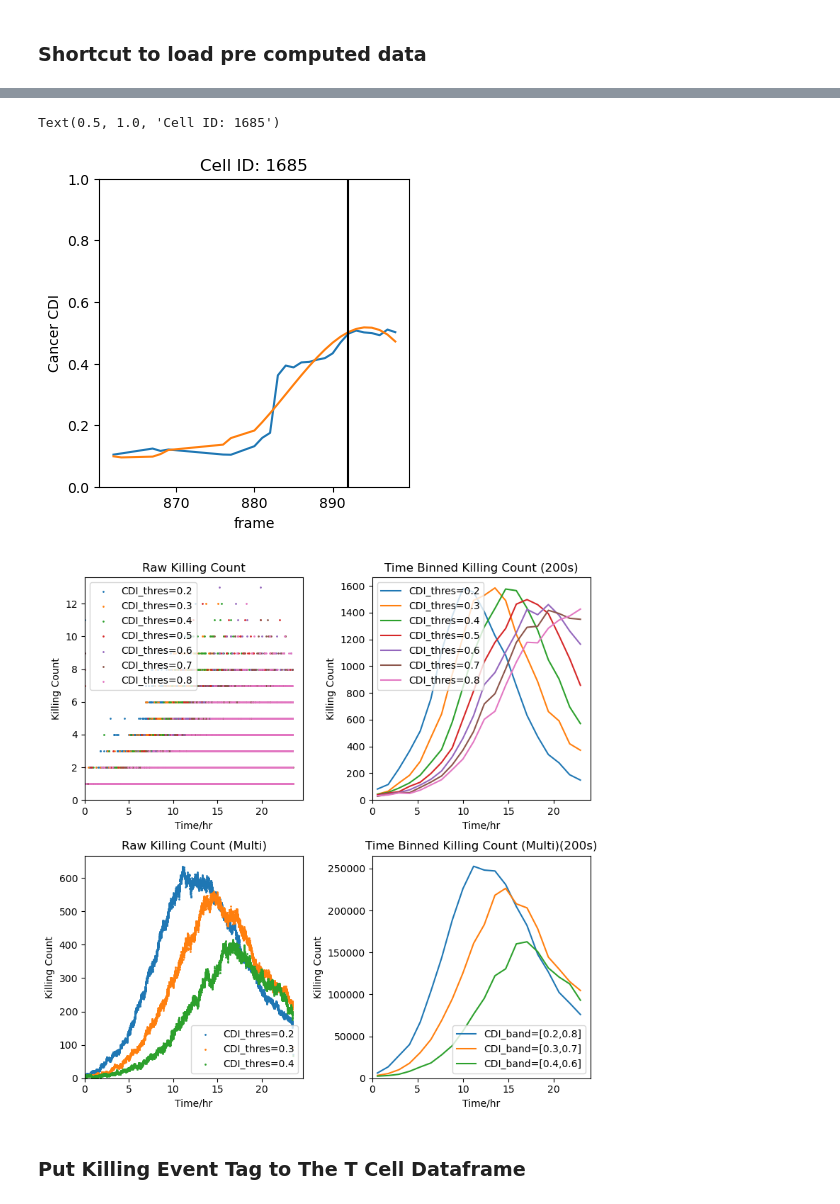
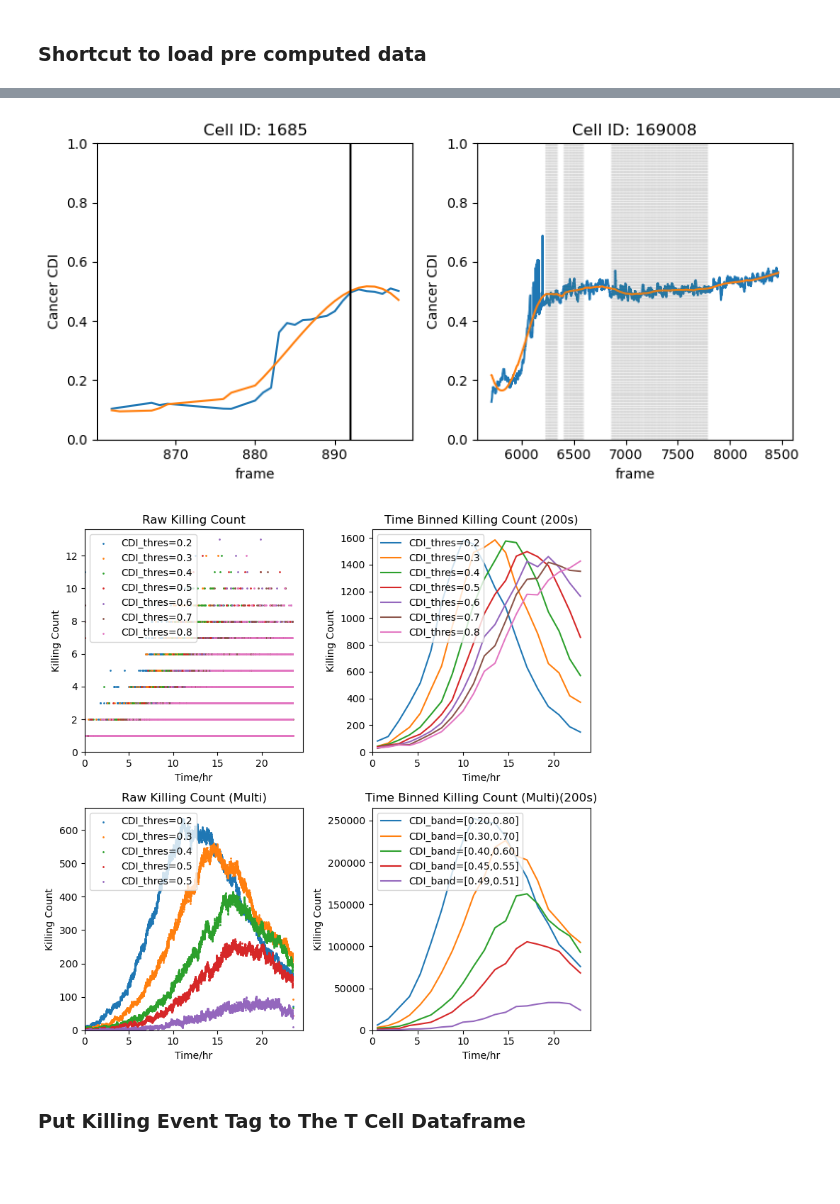
Before and after one commit to bpi-oxford/Cytotoxicity-Pipeline, a Jupyter notebook: notebooks/example_13.ipynb, the cells around one changed output, grey strips where cells are left out. Cells and saved outputs as stored; diff of their text form; code cells hidden in the pictures; blank space fills up the shorter version.

Commit message:
narrower band

```diff
--- a/notebooks/example_13.ipynb
+++ b/notebooks/example_13.ipynb
@@ -82,7 +82,7 @@ def identify_killer_t_cell(df, cdi_thres=0.5):
     first_frame = df_filtered.sort_values(by=['frame']).groupby('track_id').first().reset_index()
 
     # Step 4: Extract the 'track_id' and 'frame' columns
-    result = first_frame[['track_id', 'frame', 'contacting cell labels']]
+    result = first_frame[['track_id', 'frame', 'contacting cell labels', 'CDI_smoothed']]
 
     return result
 # %%
@@ -102,13 +102,13 @@ for i in tqdm(range(2,9,1)):
 # %%
 def identify_multi_killer_t_cell(df,cdi_thres_lower=0.2,cdi_thres_upper=0.8):
     # Step1: Filter out cells with lower CDI values, to keep only live cells in the df
-    df_filtered = df.groupby('track_id').filter(lambda x: ((x['CDI_smoothed'] > 0) & (x['CDI_smoothed'] < cdi_thres_lower)).any())
+    df_filtered = df.groupby('track_id').filter(lambda x: ((x['CDI_smoothed'] > 0) & (x['CDI_smoothed'] < cdi_thres_upper)).any())
 
     # Step 2: Filter for rows where 'value' is within the cdi_thres bound
     df_filtered = df_filtered[(df_filtered['CDI_smoothed'] >= cdi_thres_lower) & (df_filtered['CDI_smoothed'] <= cdi_thres_upper)]
 
     # Step 3: Extract the 'track_id' and 'frame' columns
-    result = df_filtered[['track_id', 'frame', 'contacting cell labels']]
+    result = df_filtered[['track_id', 'frame', 'contacting cell labels','CDI_smoothed']]
 
     return result
 # %%
@@ -128,8 +131,9 @@ for i in tqdm(range(2,5,1)):
 killer_t_cells = {}
 
 for i in tqdm(range(2,9,1)):
-    cdi_thres = 0.1*i
-    killer_t_cells[cdi_thres] = dd.read_csv("./tmp/killer_t_cells_{:.1f}.csv".format(cdi_thres))
+    cdi_thres = round(0.1*i,2)
+    killer_t_cells[cdi_thres] = dd.read_csv("./tmp/killer_tcells_{:.1f}.csv".format(cdi_thres))
     killer_t_cells[cdi_thres] = killer_t_cells[cdi_thres].compute()
+
 killer_t_cells[0.5]
 # %% [output]
@@ -149,9 +153,9 @@ killer_t_cells[0.5]
 # %%
 multi_killer_t_cells = {}
 
-for i in tqdm(range(2,5,1)):
-    cdi_thres = 0.1*i
-    multi_killer_t_cells[cdi_thres] = dd.read_csv("./tmp/multi_killer_t_cells_{:.1f}.csv".format(cdi_thres))
+for i in tqdm([2,3,4,4.5,4.9]):
+    cdi_thres = round(0.1*i,2)
+    multi_killer_t_cells[cdi_thres] = dd.read_csv("./tmp/multi_killer_tcells_{:.2f}.csv".format(cdi_thres))
     multi_killer_t_cells[cdi_thres] = multi_killer_t_cells[cdi_thres].compute()
-multi_killer_t_cells[0.2]
+print(multi_killer_t_cells[0.49])
 # %% [output]
@@ -171,25 +176,41 @@ multi_killer_t_cells[0.2]
 # %%
 killer_id = 10 #FAST:10,38; SLOW: 20,40
 
 track_id = killer_t_cells[0.5]["track_id"][killer_id]
 
 track = cancer_df[cancer_df["track_id"]==track_id]
 track = track.sort_values(by=["frame"])
 
-fig, axs = plt.subplots(1,1,figsize=(4,4))
+fig, axs = plt.subplots(1,2,figsize=(8,4))
 
-axs.plot(track["frame"],track["CDI"])
-axs.plot(track["frame"],track["CDI_smoothed"])
-axs.axvline(killer_t_cells[0.5]["frame"][killer_id], c="k", label="Killing Event")
-axs.set_xlabel("frame")
-axs.set_ylabel("Cancer CDI")
-axs.set_ylim(0,1)
-axs.set_title("Cell ID: {}".format(track_id))
+axs[0].plot(track["frame"],track["CDI"])
+axs[0].plot(track["frame"],track["CDI_smoothed"])
+axs[0].axvline(killer_t_cells[0.5]["frame"][killer_id], c="k", label="Killing Event")
+axs[0].set_xlabel("frame")
+axs[0].set_ylabel("Cancer CDI")
+axs[0].set_ylim(0,1)
+axs[0].set_title("Cell ID: {}".format(track_id))
+
+longest_multi_killer_cancer_id = multi_killer_t_cells[0.49].groupby('track_id').apply(lambda x: x.shape[0]).idxmax()
+
+track = cancer_df[cancer_df["track_id"]==longest_multi_killer_cancer_id]
+track = track.sort_values(by=["frame"])
+
+axs[1].plot(track["frame"],track["CDI"])
+axs[1].plot(track["frame"],track["CDI_smoothed"])
+contact_times = multi_killer_t_cells[0.49][multi_killer_t_cells[0.49]["track_id"]==longest_multi_killer_cancer_id]["frame"]
+for contact_time in contact_times:
+    axs[1].axvline(contact_time, c="grey", label="Killing Event", alpha=0.2, ls="--", lw=0.1)
+axs[1].set_xlabel("frame")
+axs[1].set_ylabel("Cancer CDI")
+axs[1].set_ylim(0,1)
+axs[1].set_title("Cell ID: {}".format(longest_multi_killer_cancer_id))
+
+fig.tight_layout()
 # %% [output]
-Text(0.5, 1.0, 'Cell ID: 1685')
-[figure, old version]
+[figure, new version]
 # %%
-# plot the killing time
+# plot the killing count
 fig, axs = plt.subplots(2,2,figsize=(8,8))
 
 ######### single killer #########
@@ -204,7 +225,7 @@ axs[0,1].set_ylabel("Killing Count")
 axs[0,1].set_xlabel("Time/hr")
 
 for i in range(2,9,1):
-    cdi_thres = i*0.1
+    cdi_thres = round(i*0.1,2)
     killing_count = killer_t_cells[cdi_thres].groupby("frame")["track_id"].count()
 
     axs[0,0].scatter(killing_count.index*10/3600, killing_count, s=1, label="CDI_thres={:.1f}".format(cdi_thres))
@@ -237,8 +258,8 @@ axs[1,1].set_title("Time Binned Killing Count (Multi)({}s)".format(num_bins*10))
 axs[1,1].set_ylabel("Killing Count")
 axs[1,1].set_xlabel("Time/hr")
 
-for i in range(2,5,1):
-    cdi_thres = 0.1*i
+for i in tqdm([2,3,4,4.5,4.9]):
+    cdi_thres = round(0.1*i,2)
 
     multi_killing_count = multi_killer_t_cells[cdi_thres].groupby("frame")["track_id"].count()
 
@@ -252,7 +273,7 @@ for i in range(2,5,1):
 
     # Compute the midpoints of each bin for plotting
     bin_centers = binned_data.index.map(lambda interval: interval.mid)
-    axs[1,1].plot(bin_centers.to_numpy()*10/3600, binned_data, label="CDI_band=[{:.1f},{:.1f}]".format(cdi_thres,1-cdi_thres))
+    axs[1,1].plot(bin_centers.to_numpy()*10/3600, binned_data, label="CDI_band=[{:.2f},{:.2f}]".format(cdi_thres,1-cdi_thres))
 
 axs[1,0].set_xlim(left=0)
 axs[1,0].set_ylim(bottom=0)
@@ -264,7 +285,7 @@ axs[1,1].legend()
 
 fig.tight_layout()
 # %% [output]
-[figure, old version]
+[figure, new version]
 # %% [markdown]
 ### Put Killing Event Tag to The T Cell Dataframe
 # %%
```
Also changed, not shown: parts of 21 cells of this notebook.
